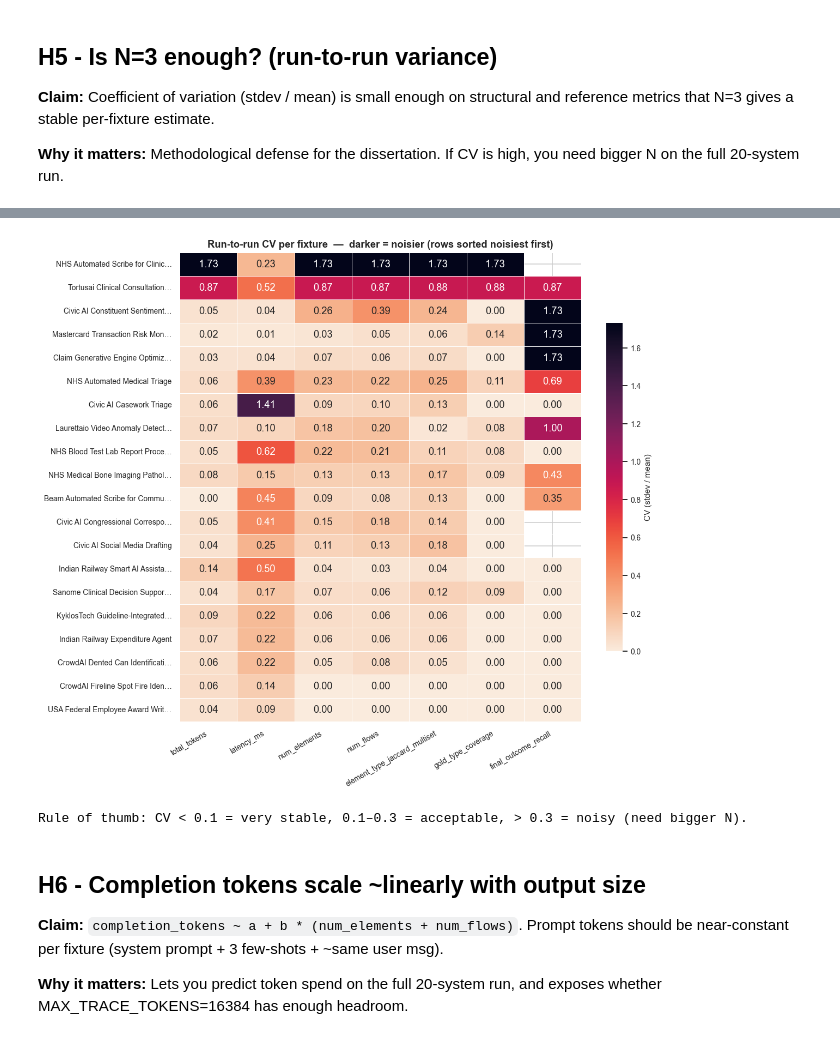
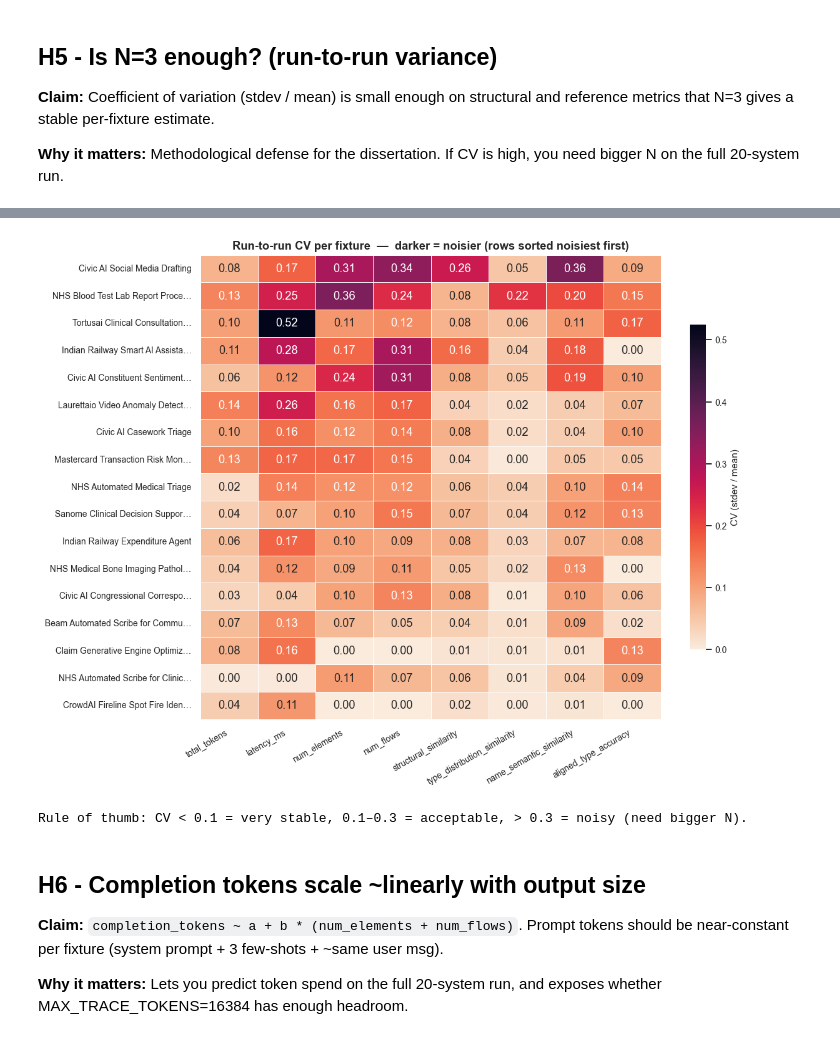
Before and after one commit to ShinZert/TRACE_Fabric, a Jupyter notebook: scripts/eval_analysis.ipynb, the cells around one changed output, grey strips where cells are left out. Cells and saved outputs as stored; diff of their text form; code cells hidden in the pictures.

```diff
--- a/scripts/eval_analysis.ipynb
+++ b/scripts/eval_analysis.ipynb
@@ -104,0 +115,26 @@ USA Federal Employee Award Writing                   3
+# %%
+# Identify fixtures whose gold answer the model sees in its prompt.
+few_shot = json.loads((REPO_ROOT / "prompts" / "few_shot_examples.json").read_text(encoding="utf-8"))
+SEEN_NAMES = {ex["assistant"]["process_name"] for ex in few_shot}
+print(f"Few-shot (seen) fixtures: {sorted(SEEN_NAMES)}")
+
+# Back-compat: derive held_out for runs.csv files written before the column existed.
+if "held_out" not in df.columns:
+    df["held_out"] = ~df["process_name"].isin(SEEN_NAMES)
+    print("\nNote: held_out column derived from few_shot_examples.json (old runs.csv).")
+
+df_all = df.copy()          # everything, for the contamination comparison below
+df_seen = df_all[~df_all["held_out"]]
+df = df_all[df_all["held_out"]].reset_index(drop=True)
+
+print(f"\nRows: {len(df_all)} total -> {len(df)} held-out ({df['process_name'].nunique()} fixtures), "
+      f"{len(df_seen)} seen ({df_seen['process_name'].nunique()} fixtures) excluded from hypothesis sections.")
+
+# Honest headline rates — held-out only. These supersede summary.json rates
+# for any run that contained seen fixtures.
+held_out_rates = {
+    "parsed_ok": df["parsed_ok"].mean(),
+    "schema_pass": df["schema_pass"].mean(),
+    "semantic_pass": df["semantic_pass"].mean(),
+}
+print("Held-out headline rates:", {k: round(v, 4) for k, v in held_out_rates.items()})
@@ -410,10 +582,11 @@ Paired t-test type_coverage vs final_outcome_recall: t=4.77, p=0.0000
 
 **Why it matters:** Methodological defense for the dissertation. If CV is high, you need bigger N on the full 20-system run.
 # %%
-metrics = [
+metrics = present([
     "total_tokens", "latency_ms", "num_elements", "num_flows",
-    "element_type_jaccard_multiset", "gold_type_coverage", "final_outcome_recall",
-]
+    "structural_similarity", "type_distribution_similarity",
+    "name_semantic_similarity", "aligned_type_accuracy",
+], df)
 agg = df.groupby("process_name")[metrics].agg(["mean", "std"])
 cv = pd.DataFrame({m: agg[(m, "std")] / agg[(m, "mean")].replace(0, np.nan) for m in metrics})
 
@@ -459,4 +633,4 @@ print("Rule of thumb: CV < 0.1 = very stable, 0.1–0.3 = acceptable, > 0.3 = no
-[figure, old version]
+[figure, new version]
 Rule of thumb: CV < 0.1 = very stable, 0.1–0.3 = acceptable, > 0.3 = noisy (need bigger N).
 # %% [markdown]
 ## H6 - Completion tokens scale ~linearly with output size
```
Also changed, not shown: parts of 23 cells of this notebook, 6 other files.
